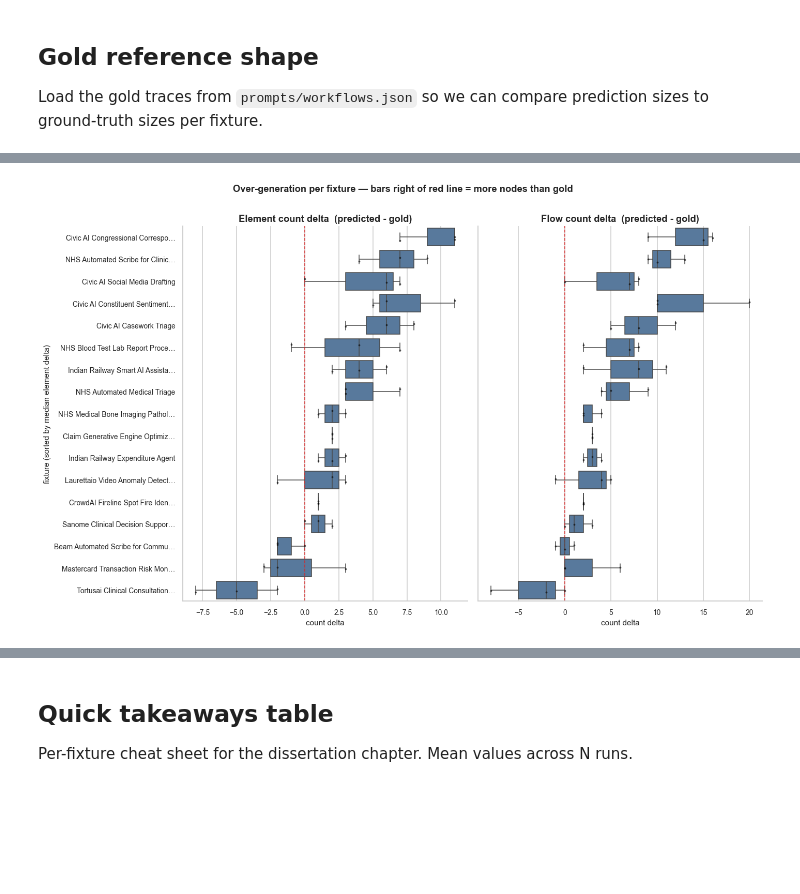
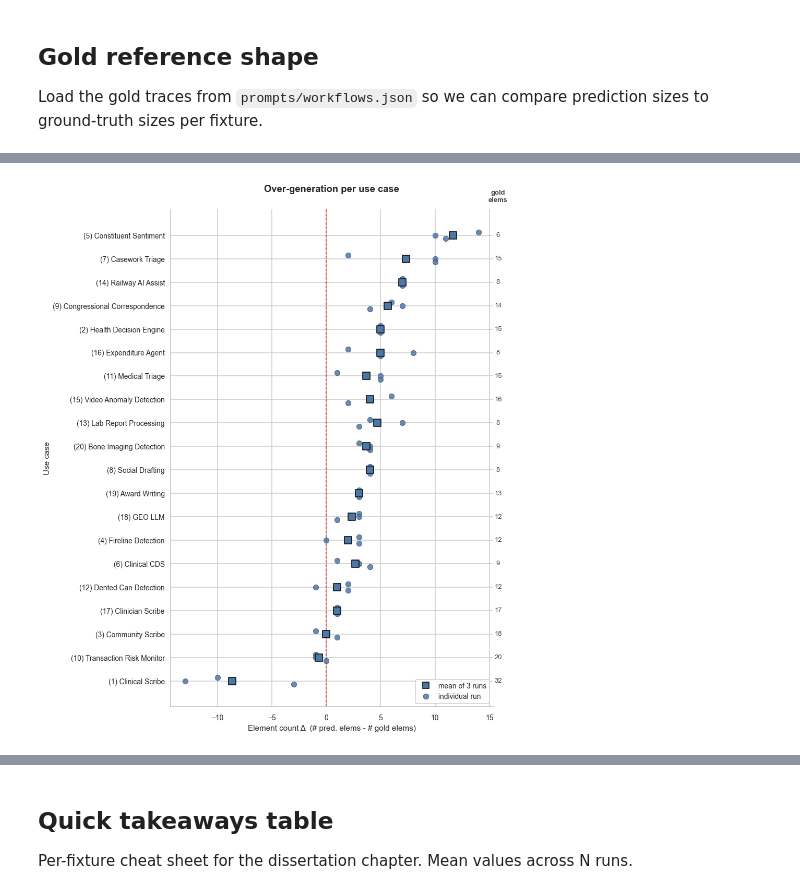
Before and after one commit to ShinZert/TRACE_Fabric, a Jupyter notebook: scripts/eval_analysis.ipynb, the cells around one changed output, grey strips where cells are left out. Cells and saved outputs as stored; diff of their text form; code cells hidden in the pictures; blank space fills up the shorter version.

Commit message:
Update evals and telemetry

```diff
--- a/scripts/eval_analysis.ipynb
+++ b/scripts/eval_analysis.ipynb
@@ -69,0 +73,13 @@ Using: 2026-06-07T14-00-23Z
+# %%
+# Figures are saved here (as well as shown inline).
+FIG_DIR = REPO_ROOT / "evals" / "figures"
+FIG_DIR.mkdir(parents=True, exist_ok=True)
+
+
+def savefig(name: str):
+    """Save the current figure to evals/figures/<name>.png with a tight bbox."""
+    plt.savefig(FIG_DIR / f"{name}.png", bbox_inches="tight")
+    print(f"saved -> {(FIG_DIR / f'{name}.png').relative_to(REPO_ROOT)}")
+
+
+print("Figures dir:", FIG_DIR)
@@ -242,6 +281,7 @@ gold_df[gold_df["process_name"].isin(df["process_name"].unique())]
 # %%
 tiers = pd.DataFrame({
     "tier": ["parsed_ok", "schema_pass", "semantic_pass"],
+    "label": ["Parse", "Schema", "Semantic"],
     "pass_rate": [df["parsed_ok"].mean(), df["schema_pass"].mean(), df["semantic_pass"].mean()],
     "n_fail": [(~df["parsed_ok"]).sum(), (~df["schema_pass"]).sum(), (~df["semantic_pass"]).sum()],
 })
@@ -251,7 +291,7 @@ fig, ax = plt.subplots(figsize=(7, 4))
 # Color the weakest tier red; the rest neutral grey.
 weakest = tiers["pass_rate"].idxmin()
 colors = ["#4c78a8" if i != weakest else "#d62728" for i in range(len(tiers))]
-bars = ax.bar(tiers["tier"], tiers["pass_rate"], color=colors, edgecolor="white", width=0.6)
+bars = ax.bar(tiers["label"], tiers["pass_rate"], color=colors, edgecolor="white", width=0.6)
 
 ax.set_ylim(0, 1.08)
 ax.yaxis.set_major_formatter(mtick.PercentFormatter(1.0, decimals=0))
@@ -326,40 +387,75 @@ else:
 
 **Why it matters:** If true, the post-edit human cost is *trimming* spurious nodes, not adding missing ones. That informs the UI affordances we should prioritize.
 # %%
+# Over-generation: do predictions inflate vs gold? One panel (elements) - flows stated inline.
+# Numbers on the y-axis are the swatch numbers from the appendix; the right-hand
+# column is the gold element count (printed, not a colour shade, so the size is actually readable).
+import matplotlib.transforms as mtransforms
+from matplotlib.lines import Line2D
+
 deltas = df.groupby("process_name")[["element_count_delta", "flow_count_delta", "gold_elements", "gold_flows"]].mean()
 deltas["element_ratio"] = (deltas["gold_elements"] + deltas["element_count_delta"]) / deltas["gold_elements"]
 display(deltas.round(2))
 
-# One-sample t-test: is the mean element delta significantly different from 0?
+# One-sample t-tests over all rows (n = fixtures x runs = 60), so these have real power;
+# the per-fixture markers below rest on only 3 runs each and are shown as raw points.
 t_el = stats.ttest_1samp(df["element_count_delta"], 0.0)
 t_fl = stats.ttest_1samp(df["flow_count_delta"], 0.0)
-print(f"\nElement delta: mean={df['element_count_delta'].mean():.2f}, t={t_el.statistic:.2f}, p={t_el.pvalue:.4f}")
-print(f"Flow delta:    mean={df['flow_count_delta'].mean():.2f}, t={t_fl.statistic:.2f}, p={t_fl.pvalue:.4f}")
 
-# Sort fixtures by median element delta so the eye reads top->bottom as "most over-generated".
-order_pn = (df.groupby("process_name")["element_count_delta"].median()
-              .sort_values(ascending=False).index.tolist())
-order = [short_name(p) for p in order_pn]
+# Per-fixture aggregates, sorted so the eye reads top -> bottom as "most over-generated".
+g = df.groupby("process_name")
+size_map = g["gold_elements"].first()
+order_pn = g["element_count_delta"].median().sort_values(ascending=False).index.tolist()
 
-fig, axes = plt.subplots(1, 2, figsize=(13, max(6, 0.35 * len(order_pn) + 2)), sharey=True)
+ELEM_COLOR = "#4c78a8"
+fig, ax = plt.subplots(figsize=(9, max(5, 0.42 * len(order_pn) + 1.5)))
 
-for ax, col, title in [
-    (axes[0], "element_count_delta", "Element count delta  (predicted - gold)"),
-    (axes[1], "flow_count_delta",   "Flow count delta  (predicted - gold)"),
-]:
-    sns.boxplot(data=df, y="fixture", x=col, order=order, ax=ax,
-                color="#4c78a8", fliersize=3, linewidth=1)
-    sns.stripplot(data=df, y="fixture", x=col, order=order, ax=ax,
-                  color="black", size=2.5, alpha=0.6, jitter=0.15)
-    ax.axvline(0, color="#d62728", linestyle="--", linewidth=1)
-    ax.set_title(title)
-    ax.set_xlabel("count delta")
-    ax.set_ylabel("")
+# Deterministic jitter (no RNG) so the 3 runs of a fixture don't overplot.
+jit = {0: -0.14, 1: 0.0, 2: 0.14}
+for y, pn in enumerate(order_pn):
+    runs = df.loc[df["process_name"] == pn, "element_count_delta"].tolist()
+    for k, v in enumerate(runs):
+        ax.scatter(v, y + jit.get(k, 0.0), color=ELEM_COLOR, s=46, alpha=0.85,
+                   edgecolor="#33415c", linewidth=0.5, zorder=3)
+    ax.scatter(np.mean(runs), y, marker="s", s=75, color=ELEM_COLOR,
+               edgecolor="#111", linewidth=1.1, zorder=4)
 
-axes[0].set_ylabel("fixture (sorted by median element delta)")
-fig.suptitle("Over-generation per fixture — bars right of red line = more nodes than gold", y=1.0, fontsize=12, fontweight="bold")
-plt.tight_layout()
+ax.axvline(0, color="#d62728", linestyle="--", linewidth=1, zorder=1)
+ax.set_yticks(range(len(order_pn)))
+ax.set_yticklabels([fixture_label(pn) for pn in order_pn])
+ax.tick_params(axis="y", pad=1)  # pull use-case labels tight against the plot
+ax.invert_yaxis()  # most over-generated at top
+ax.set_xlabel("Element count Δ  (# pred. elems - # gold elems)")
+ax.set_ylabel("Use case", labelpad=2)
+ax.set_title("Over-generation per use case", fontsize=12, fontweight="bold", pad=22)
+
+# Marker legend as a boxed legend (rcParams turn frames off globally, so opt back in).
+legend_handles = [
+    Line2D([0], [0], marker="s", linestyle="", markersize=8, markerfacecolor=ELEM_COLOR,
+           markeredgecolor="#111", markeredgewidth=1.1, label="mean of 3 runs"),
+    Line2D([0], [0], marker="o", linestyle="", markersize=7, markerfacecolor=ELEM_COLOR,
+           markeredgecolor="#33415c", markeredgewidth=0.5, alpha=0.85, label="individual run"),
+]
+ax.legend(handles=legend_handles, loc="lower right", frameon=True,
+          facecolor="white", edgecolor="#ccc", framealpha=0.9)
+
+# Gold element count as a printed right-hand column (precise, unlike a colour shade).
+trans = mtransforms.blended_transform_factory(ax.transAxes, ax.transData)
+for y, pn in enumerate(order_pn):
+    ax.text(1.015, y, f"{int(size_map[pn])}", transform=trans,
+            va="center", ha="center", fontsize=8.5, color="#444")
+ax.text(1.015, 1.012, "gold\nelems", transform=ax.transAxes,
+        va="bottom", ha="center", fontsize=8.5, color="#444", fontweight="bold")
+
+plt.tight_layout(rect=[0, 0, 0.94, 1])  # leave room on the right for the gold-elems column
+savefig("overgeneration_per_usecase")
 plt.show()
+
+# Aggregate result + the secondary flow-delta check, stated inline (the headline claim is about elements).
+print(f"Element delta: mean={df['element_count_delta'].mean():+.2f}, "
+      f"t={t_el.statistic:.2f}, p={t_el.pvalue:.4f}  (n={len(df)} runs)")
+print(f"Flow delta:    mean={df['flow_count_delta'].mean():+.2f}, "
+      f"t={t_fl.statistic:.2f}, p={t_fl.pvalue:.4f}  (corroborates: flows also inflate)")
 # %% [output]
 |  | element_count_delta | flow_count_delta | gold_elements | gold_flows | element_ratio |
 | process_name |  |  |  |  |  |
@@ -385 +479 @@ Flow delta:    mean=4.86, t=6.73, p=0.0000
-[figure, old version]
+[figure, new version]
```
Also changed, not shown: parts of 35 cells of this notebook, 8 other files.
